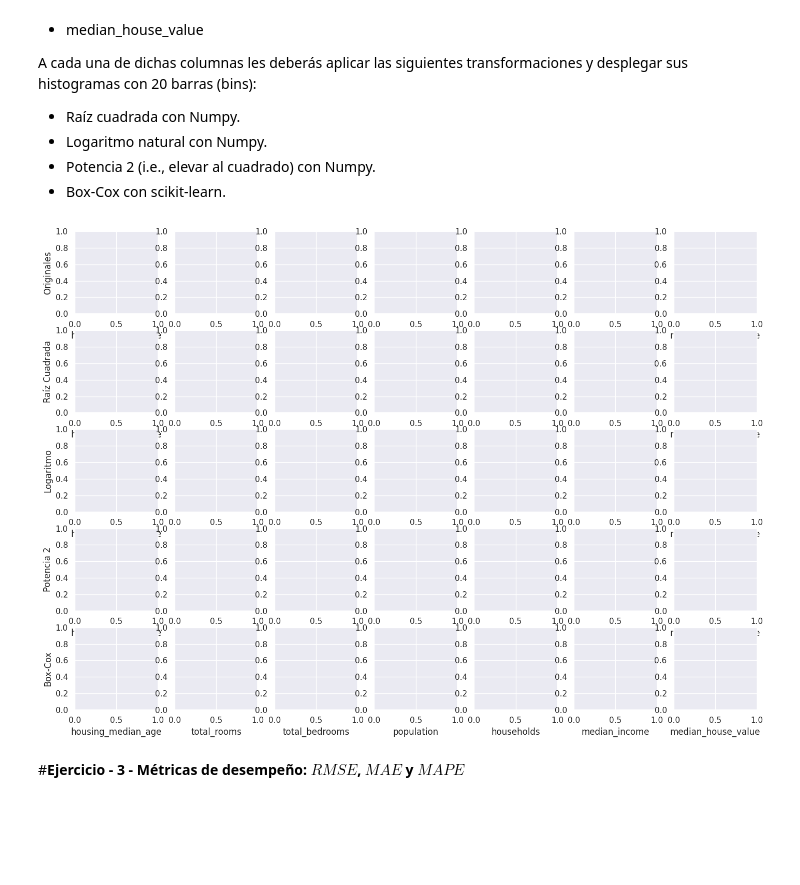
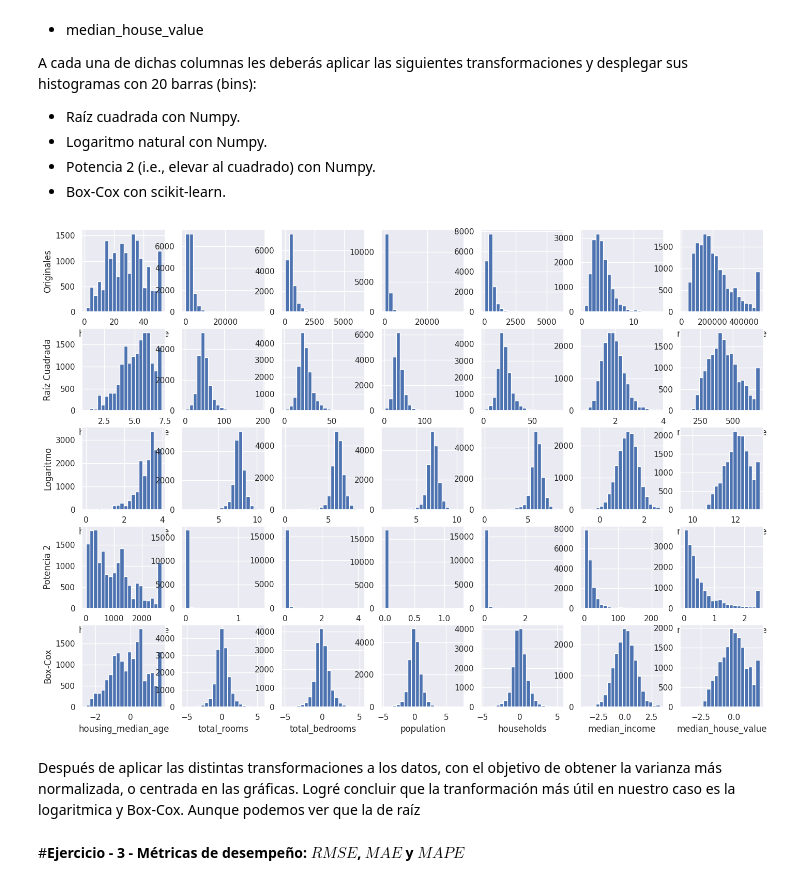
Before and after one commit to rosafigueroaA01748086/CursoIAGH, a Jupyter notebook: Semillero_IANLP_clase_2_Actividad.ipynb, the cells around one changed output. Cells and saved outputs as stored; diff of their text form; code cells hidden in the pictures; blank space fills up the shorter version.

```diff
--- a/Semillero_IANLP_clase_2_Actividad.ipynb
+++ b/Semillero_IANLP_clase_2_Actividad.ipynb
@@ -107,10 +107,8 @@ A cada una de dichas columnas les deberás aplicar las siguientes transformacion
 *   Potencia 2 (i.e., elevar al cuadrado) con Numpy.
 *   Box-Cox con scikit-learn.
 # %%
-
 # Lista de los nombres de las 7 variables que trabajaremos en este ejercicio.
 variables_a_transformar = ['housing_median_age','total_rooms','total_bedrooms','population','households','median_income','median_house_value']
-
 
 sns.set(rc={'figure.figsize':(17,12)})
 fig, axes = plt.subplots(5, 7)
@@ -128,8 +126,8 @@ for k in range(0,7):
     # Datos originales ---------------------------------------------------------
     plt.subplot(5,7,k+1)
 
-    Transf0 = None          #  En esta línea se debe asignar a Transf0 los valores de cada variable "k" sin transformar.
-    None                    #  En este línea agrega el comando para obtener el histograma de Transf0 con 20 barras (bins).
+    Transf0 = misdatos[variables_a_transformar[k]]          #  En esta línea se debe asignar a Transf0 los valores de cada variable "k" sin transformar.
+    plt.hist(Transf0, bins=20)                   #  En este línea agrega el comando para obtener el histograma de Transf0 con 20 barras (bins).
 
 
     plt.xlabel(variables_a_transformar[k])
@@ -141,8 +139,8 @@ for k in range(0,7):
     # Datos transformados con raíz cuadrada ------------------------------------
     plt.subplot(5,7,k+8)
 
-    Transf1 = None          #  En esta línea se debe aplicar la raíz cuadrada a los valores de cada variable "k" sin transformar.
-    None                    #  En este línea agrega el comando para obtener el histograma de Transf1 con 20 barras (bins).
+    Transf1 = np.sqrt(Transf0)         #  En esta línea se debe aplicar la raíz cuadrada a los valores de cada variable "k" sin transformar.
+    plt.hist(Transf1, bins=20)                   #  En este línea agrega el comando para obtener el histograma de Transf1 con 20 barras (bins).
 
 
     plt.xlabel(variables_a_transformar[k])
@@ -154,8 +152,8 @@ for k in range(0,7):
     # Datos transformados con logaritmo natural --------------------------------
     plt.subplot(5,7,k+15)
 
-    Transf2 = None          #  En esta línea se debe aplicar el logaritmo natural a los valores de cada variable "k" sin transformar.
-    None                    #  En este línea agrega el comando para obtener el histograma de Transf2 con 20 barras (bins).
+    Transf2 = np.log(Transf0)          #  En esta línea se debe aplicar el logaritmo natural a los valores de cada variable "k" sin transformar.
+    plt.hist(Transf2, bins=20)                    #  En este línea agrega el comando para obtener el histograma de Transf2 con 20 barras (bins).
 
 
     plt.xlabel(variables_a_transformar[k])
@@ -163,38 +161,43 @@ for k in range(0,7):
       plt.ylabel('Logaritmo')
 
 
 
     # Datos transformados con la potencia de 2 ---------------------------------
     plt.subplot(5,7,k+22)
 
-    Transf3 = None          #  En esta línea debes elevar al cuadrado los valores de cada variable "k" sin transformar.
-    None                    #  En este línea agrega el comando para obtener el histograma de Transf3 con 20 barras (bins).
+    Transf3 = np.pow(Transf0,2)          #  En esta línea debes elevar al cuadrado los valores de cada variable "k" sin transformar.
+    plt.hist(Transf3, bins=20)                  #  En este línea agrega el comando para obtener el histograma de Transf3 con 20 barras (bins).
 
 
     plt.xlabel(variables_a_transformar[k])
     if k==0:
       plt.ylabel('Potencia 2')
 
 
     # Datos transformados con Box-Cox ------------------------------------------
+    #Normalizar variables que no tienen una distribucion normal o una varianza muy alta
+    #Calcula un parametro para que la varianza sea lo mas normal posible
+
     plt.subplot(5,7,k+29)
 
-    Transf4 = None          #  En esta línea se debe aplicar la transformación Box-Cox a los valores de cada variable "k" sin transformar.
-    None                    #  En este línea agrega el comando para obtener el histograma de Transf4 con 20 barras (bins).
+    Transf4 = power_transform(np.array(misdatos[variables_a_transformar[k]]).reshape(-1, 1), method='box-cox')       #  En esta línea se debe aplicar la transformación Box-Cox a los valores de cada variable "k" sin transformar.
+    plt.hist(Transf4, bins=20)                    #  En este línea agrega el comando para obtener el histograma de Transf4 con 20 barras (bins).
 
 
     plt.xlabel(variables_a_transformar[k])
     if k==0:
       plt.ylabel('Box-Cox')
 
     # TERMINA LA SECCIÓN PARA AGREGAR CÓDIGO.
     ################################################################################################################
 
 
 
 plt.show()
 # %% [output]
-[figure, old version]
+[figure, new version]
+# %% [markdown]
+Después de aplicar las distintas transformaciones a los datos, con el objetivo de obtener la varianza más normalizada, o centrada en las gráficas. Logré concluir que la tranformación más útil en nuestro caso es la logaritmica y Box-Cox. Aunque podemos ver que la de raíz
 # %% [markdown]
 #**Ejercicio - 3 - Métricas de desempeño: $RMSE$, $MAE$ y $MAPE$**
 # %% [markdown]
```
Also changed, not shown: parts of 3 cells of this notebook.
